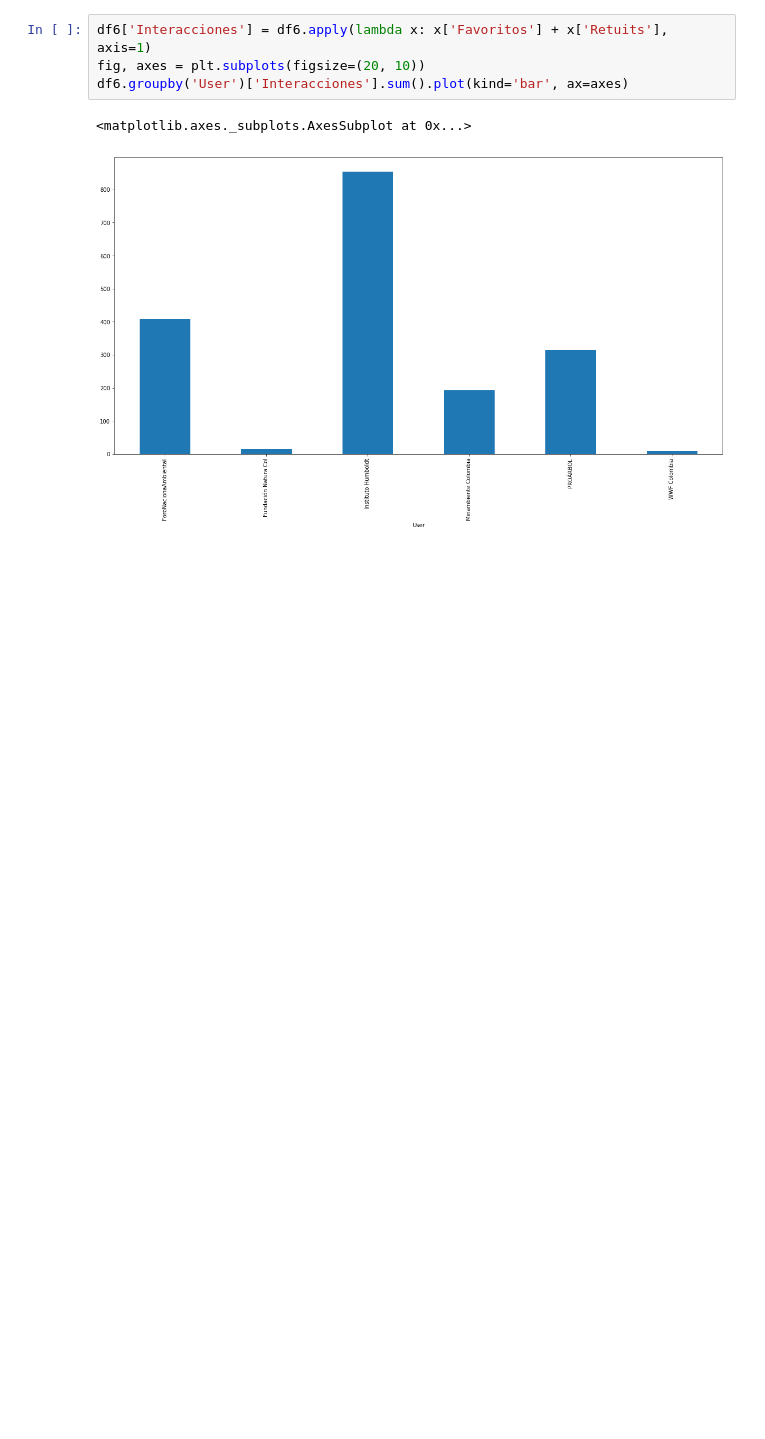
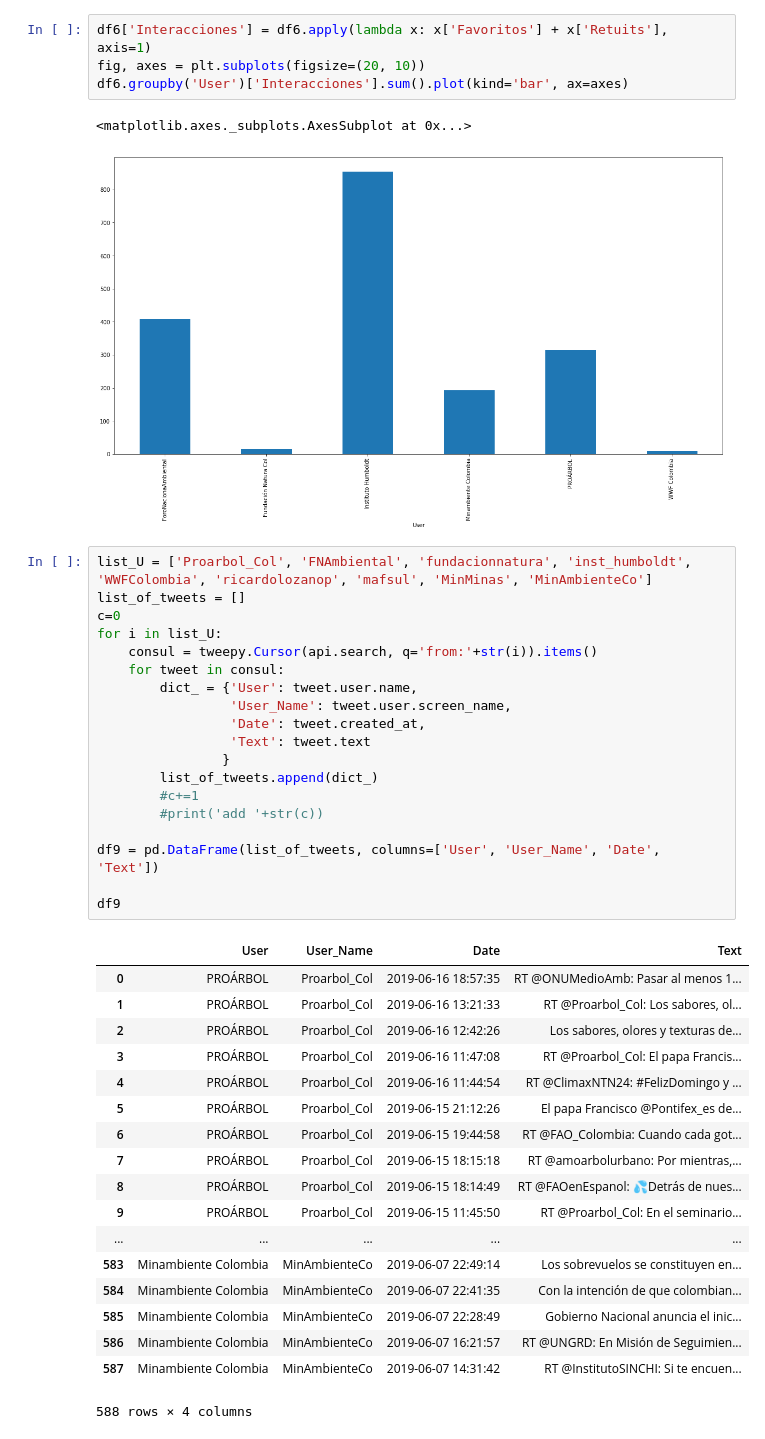
Before and after one commit to davidalejandro1223/Introduccion-ciencia-datos, a Jupyter notebook: Reto 2/ambientalAnalysis/Untitled1.ipynb, the cells around one changed output. Drawn from its saved outputs; the diff is of its cells as text; blank space fills up the shorter version.

```diff
--- a/Reto 2/ambientalAnalysis/Untitled1.ipynb
+++ b/Reto 2/ambientalAnalysis/Untitled1.ipynb
@@ -228,3 +229,41 @@ df6.groupby('User')['Interacciones'].sum().plot(kind='bar', ax=axes)
 # %% [output]
 <matplotlib.axes._subplots.AxesSubplot at 0x...>
 [figure]
+# %%
+list_U = ['Proarbol_Col', 'FNAmbiental', 'fundacionnatura', 'inst_humboldt', 'WWFColombia', 'ricardolozanop', 'mafsul', 'MinMinas', 'MinAmbienteCo']
+list_of_tweets = []
+c=0
+for i in list_U:
+    consul = tweepy.Cursor(api.search, q='from:'+str(i)).items()
+    for tweet in consul:
+        dict_ = {'User': tweet.user.name,
+                 'User_Name': tweet.user.screen_name,
+                 'Date': tweet.created_at,
+                 'Text': tweet.text
+                }
+        list_of_tweets.append(dict_)
+        #c+=1
+        #print('add '+str(c))
+
+df9 = pd.DataFrame(list_of_tweets, columns=['User', 'User_Name', 'Date', 'Text'])
+
+df9
+# %% [output]
+|  | User | User_Name | Date | Text |
+| 0 | PROÁRBOL | Proarbol_Col | 2019-06-16 18:57:35 | RT @ONUMedioAmb: Pasar al menos 1... |
+| 1 | PROÁRBOL | Proarbol_Col | 2019-06-16 13:21:33 | RT @Proarbol_Col: Los sabores, ol... |
+| 2 | PROÁRBOL | Proarbol_Col | 2019-06-16 12:42:26 | Los sabores, olores y texturas de... |
+| 3 | PROÁRBOL | Proarbol_Col | 2019-06-16 11:47:08 | RT @Proarbol_Col: El papa Francis... |
+| 4 | PROÁRBOL | Proarbol_Col | 2019-06-16 11:44:54 | RT @ClimaxNTN24: #FelizDomingo y ... |
+| 5 | PROÁRBOL | Proarbol_Col | 2019-06-15 21:12:26 | El papa Francisco @Pontifex_es de... |
+| 6 | PROÁRBOL | Proarbol_Col | 2019-06-15 19:44:58 | RT @FAO_Colombia: Cuando cada got... |
+| 7 | PROÁRBOL | Proarbol_Col | 2019-06-15 18:15:18 | RT @amoarbolurbano: Por mientras,... |
+| 8 | PROÁRBOL | Proarbol_Col | 2019-06-15 18:14:49 | RT @FAOenEspanol: 💦Detrás de nues... |
+| 9 | PROÁRBOL | Proarbol_Col | 2019-06-15 11:45:50 | RT @Proarbol_Col: En el seminario... |
+| ... | ... | ... | ... | ... |
+| 583 | Minambiente Colombia | MinAmbienteCo | 2019-06-07 22:49:14 | Los sobrevuelos se constituyen en... |
+| 584 | Minambiente Colombia | MinAmbienteCo | 2019-06-07 22:41:35 | Con la intención de que colombian... |
+| 585 | Minambiente Colombia | MinAmbienteCo | 2019-06-07 22:28:49 | Gobierno Nacional anuncia el inic... |
+| 586 | Minambiente Colombia | MinAmbienteCo | 2019-06-07 16:21:57 | RT @UNGRD: En Misión de Seguimien... |
+| 587 | Minambiente Colombia | MinAmbienteCo | 2019-06-07 14:31:42 | RT @InstitutoSINCHI: Si te encuen... |
+588 rows × 4 columns
```
Also changed, not shown: parts of 4 cells of this notebook.
